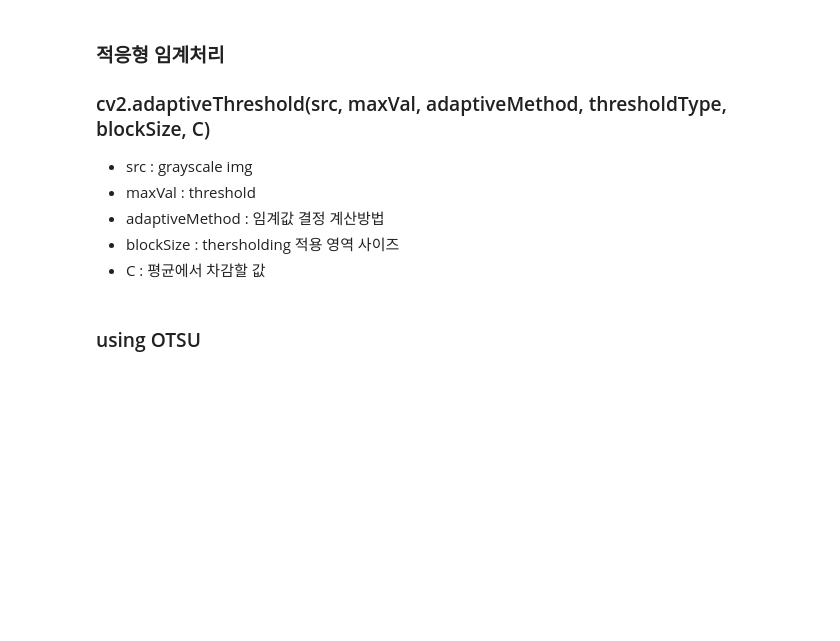
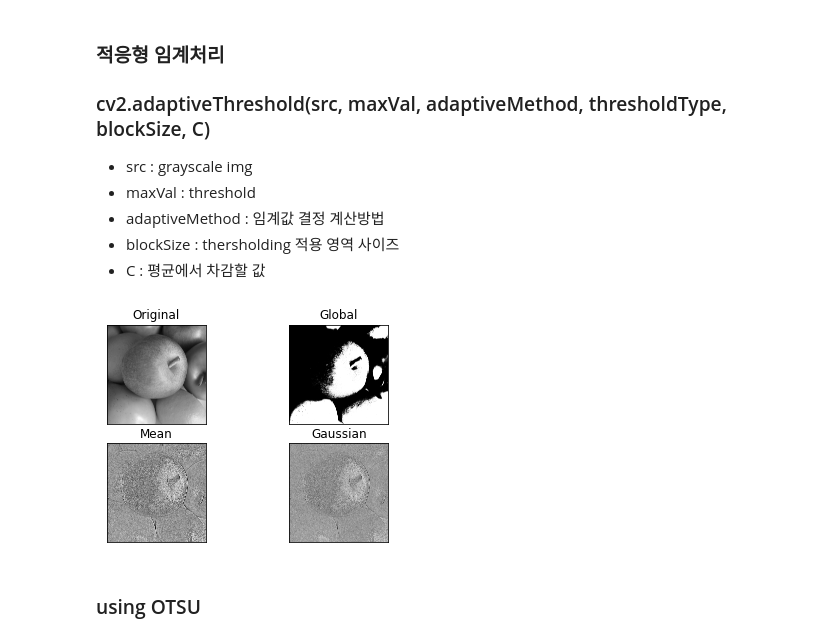
Before and after one commit to mmyy2513/OpenCV_practice, a Jupyter notebook: image thresholding.ipynb, the cells around one changed output. Saved outputs shown, nothing was run; the diff lists cells and outputs as text; code cells hidden in the pictures; blank space fills up the shorter version.

```diff
--- a/image thresholding.ipynb
+++ b/image thresholding.ipynb
@@ -45,23 +45,25 @@ Text(0.5, 1.0, 'THRESH_TOZERO_INV')
 - blockSize : thersholding 적용 영역 사이즈
 - C : 평균에서 차감할 값
 # %%
-img = cv2.imread('image2.jpg')
+img = cv2.imread('./src/image2.jpg')
 #img = cv2.medianBlur(img,5)
 img = cv2.cvtColor(img, cv2.COLOR_BGR2GRAY)
 ret, th1 = cv2.threshold(img,127,255,cv2.THRESH_BINARY)
 th2 = cv2.adaptiveThreshold(img,255,cv2.ADAPTIVE_THRESH_MEAN_C,cv2.THRESH_BINARY,15,1)
 th3 = cv2.adaptiveThreshold(img,255,cv2.ADAPTIVE_THRESH_GAUSSIAN_C,cv2.THRESH_BINARY,15,1)
 
 titles = ['Original','Global','Mean','Gaussian']
 
 images = [img,th1,th2,th3]
 
 for i in range(4):
 	plt.subplot(2,2,i+1),plt.imshow(images[i],'gray')
 	plt.title(titles[i])
 	plt.xticks([]),plt.yticks([])
 
 plt.show()
+# %% [output]
+[figure, added]
 # %% [markdown]
 ### using OTSU
 # %%
```
Also changed, not shown: parts of 1 cell of this notebook, 8 other files.
